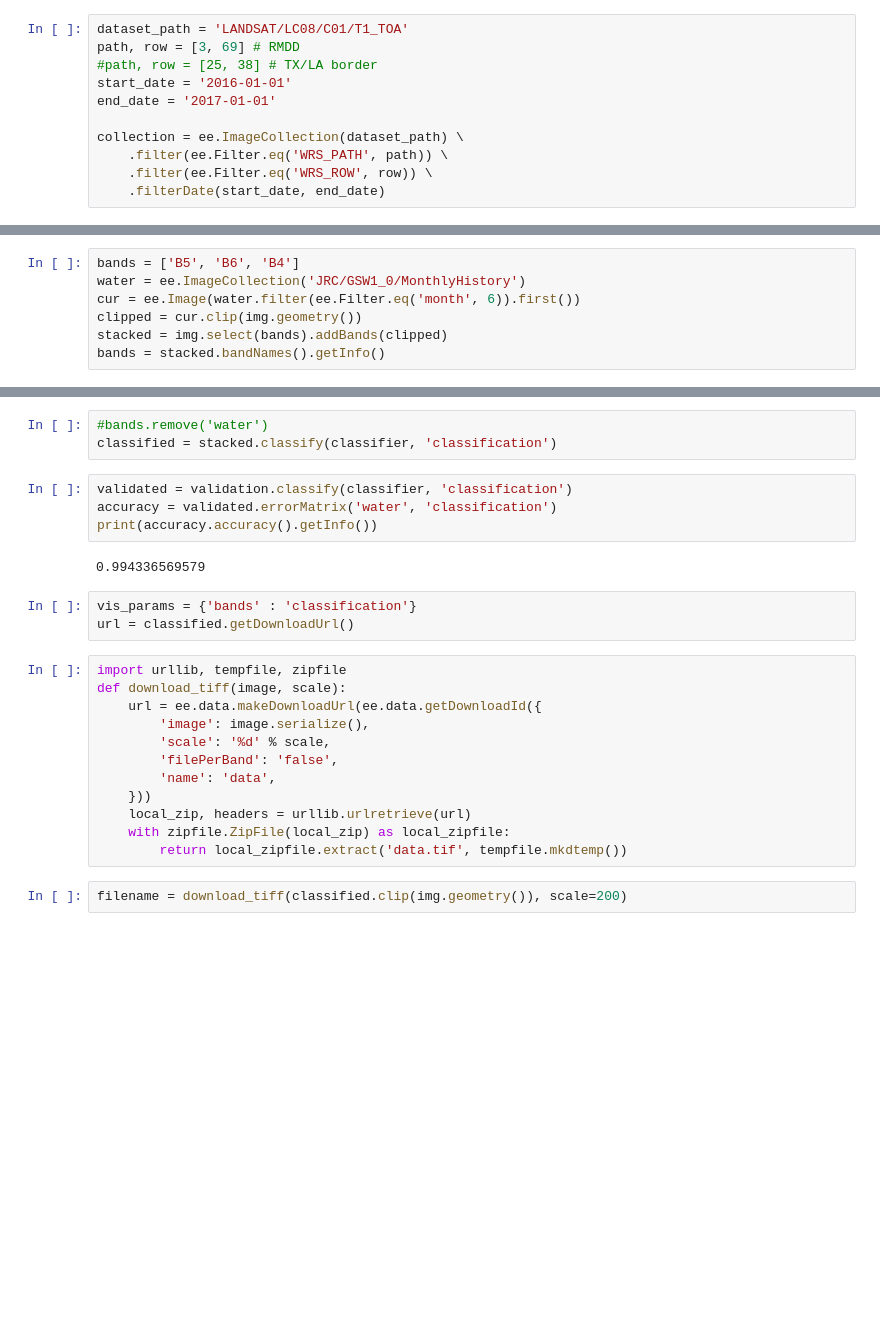
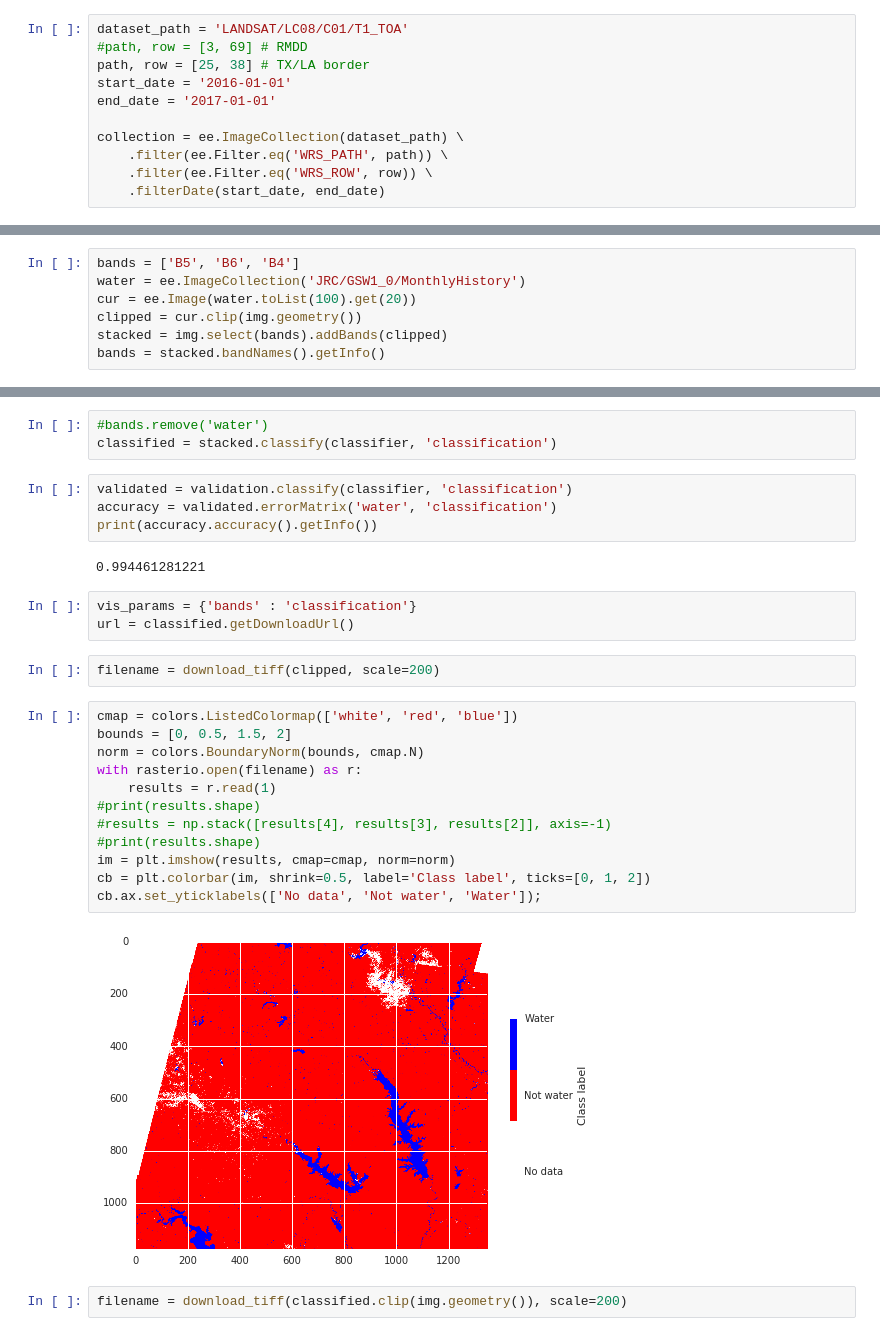
Before and after one commit to nongroup-lanl/ee-notebooks, a Jupyter notebook: ee-sandbox.ipynb, the cells around one changed output, grey strips where cells are left out. Drawn from its saved outputs; the diff is of its cells as text; blank space fills up the shorter version.

```diff
--- a/ee-sandbox.ipynb
+++ b/ee-sandbox.ipynb
@@ -17,7 +12,7 @@ def plot_image(image):
 # %%
 dataset_path = 'LANDSAT/LC08/C01/T1_TOA'
-path, row = [3, 69] # RMDD
-#path, row = [25, 38] # TX/LA border
+#path, row = [3, 69] # RMDD
+path, row = [25, 38] # TX/LA border
 start_date = '2016-01-01'
 end_date = '2017-01-01'
 
@@ -43,7 +38,7 @@ Image(url=url)
 # %%
 bands = ['B5', 'B6', 'B4']
 water = ee.ImageCollection('JRC/GSW1_0/MonthlyHistory')
-cur = ee.Image(water.filter(ee.Filter.eq('month', 6)).first())
+cur = ee.Image(water.toList(100).get(20))
 clipped = cur.clip(img.geometry())
 stacked = img.select(bands).addBands(clipped)
 bands = stacked.bandNames().getInfo()
@@ -68,22 +59,26 @@ validated = validation.classify(classifier, 'classification')
 accuracy = validated.errorMatrix('water', 'classification')
 print(accuracy.accuracy().getInfo())
 # %% [output]
-0.994336569579
+0.994461281221
 # %%
 vis_params = {'bands' : 'classification'}
 url = classified.getDownloadUrl()
-# %%
-import urllib, tempfile, zipfile
-def download_tiff(image, scale):
-    url = ee.data.makeDownloadUrl(ee.data.getDownloadId({
-        'image': image.serialize(),
-        'scale': '%d' % scale,
-        'filePerBand': 'false',
-        'name': 'data',
-    }))
-    local_zip, headers = urllib.urlretrieve(url)
-    with zipfile.ZipFile(local_zip) as local_zipfile:
-        return local_zipfile.extract('data.tif', tempfile.mkdtemp())
+# %%
+filename = download_tiff(clipped, scale=200)
+# %%
+cmap = colors.ListedColormap(['white', 'red', 'blue'])
+bounds = [0, 0.5, 1.5, 2]
+norm = colors.BoundaryNorm(bounds, cmap.N)
+with rasterio.open(filename) as r:
+    results = r.read(1)
+#print(results.shape)
+#results = np.stack([results[4], results[3], results[2]], axis=-1)
+#print(results.shape)
+im = plt.imshow(results, cmap=cmap, norm=norm)
+cb = plt.colorbar(im, shrink=0.5, label='Class label', ticks=[0, 1, 2])
+cb.ax.set_yticklabels(['No data', 'Not water', 'Water']);
+# %% [output]
+[figure, added]
 # %%
 filename = download_tiff(classified.clip(img.geometry()), scale=200)
 # %%
```
Also changed, not shown: parts of 4 cells of this notebook.
